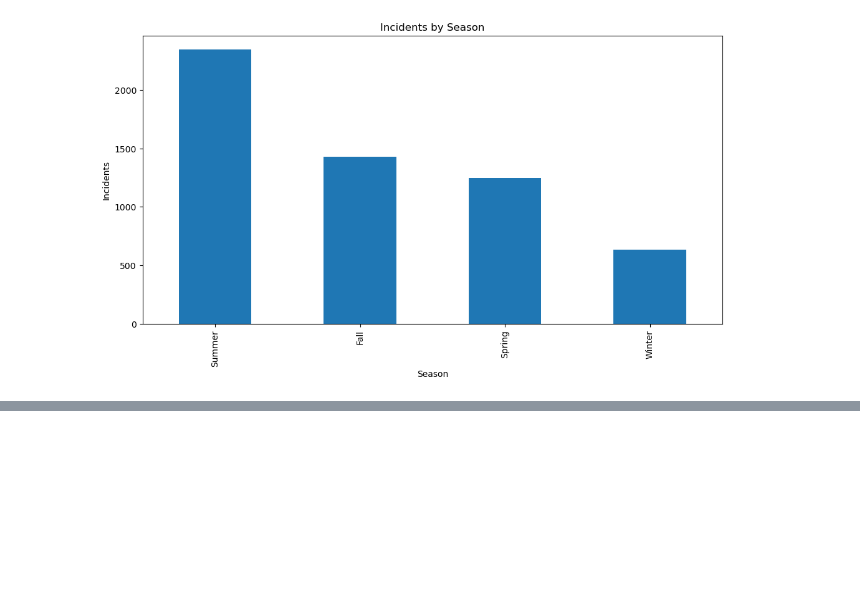
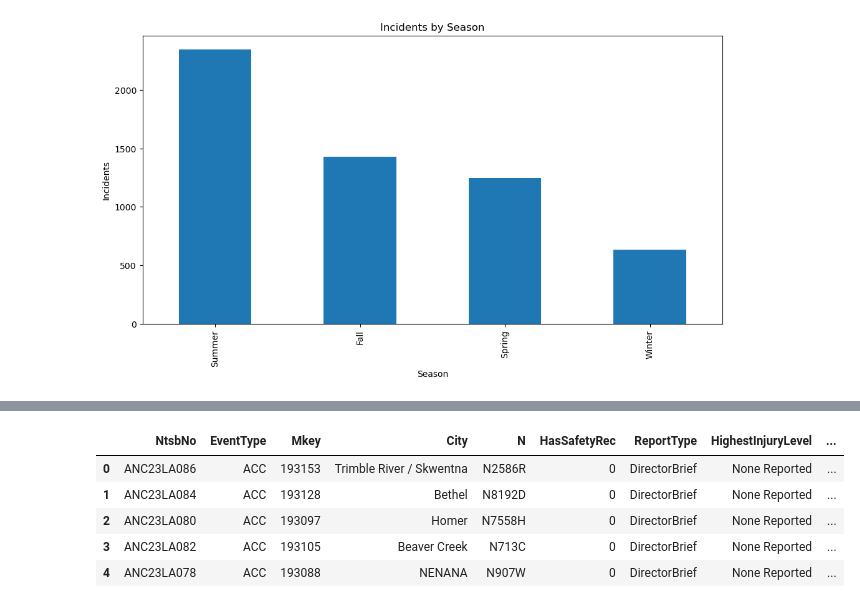
Before and after one commit to TheMirch/dsi-group-project, a Jupyter notebook: code/nolan_eda.ipynb, the cells around one changed output, grey strips where cells are left out. Cells and saved outputs as stored; diff of their text form; code cells hidden in the pictures; blank space fills up the shorter version.

```diff
--- a/code/nolan_eda.ipynb
+++ b/code/nolan_eda.ipynb
@@ -113,0 +159,9 @@ plt.show()
+# %%
+ak.head()
+# %% [output]
+|  | NtsbNo | EventType | Mkey | City | N | HasSafetyRec | ReportType | HighestInjuryLevel | ... |
+| 0 | ANC23LA086 | ACC | 193153 | Trimble River / Skwentna | N2586R | 0 | DirectorBrief | None Reported | ... |
+| 1 | ANC23LA084 | ACC | 193128 | Bethel | N8192D | 0 | DirectorBrief | None Reported | ... |
+| 2 | ANC23LA080 | ACC | 193097 | Homer | N7558H | 0 | DirectorBrief | None Reported | ... |
+| 3 | ANC23LA082 | ACC | 193105 | Beaver Creek | N713C | 0 | DirectorBrief | None Reported | ... |
+| 4 | ANC23LA078 | ACC | 193088 | NENANA | N907W | 0 | DirectorBrief | None Reported | ... |
```
Also changed, not shown: parts of 12 cells of this notebook, 1 other file.
